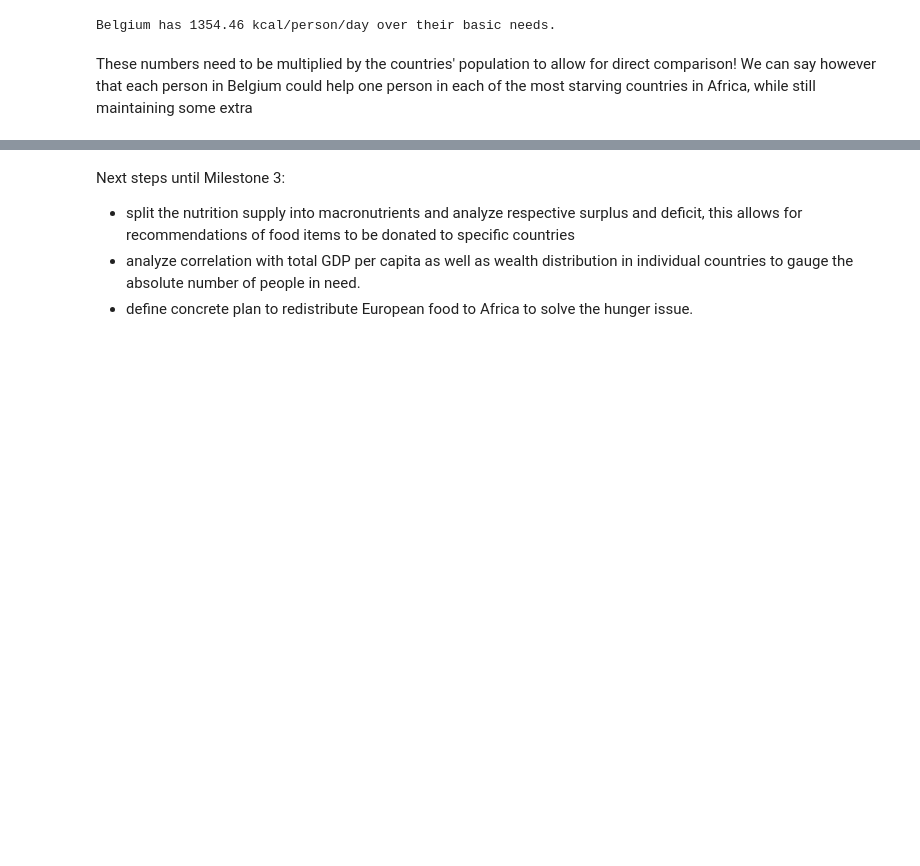
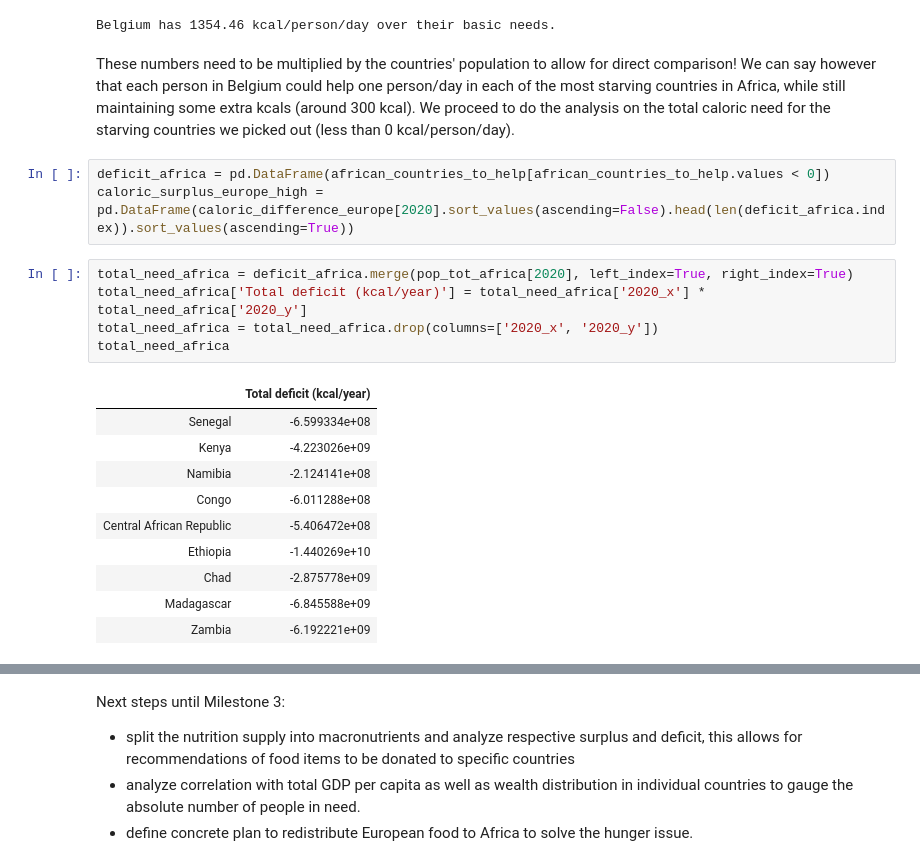
Before and after one commit to manuleo/mADAm-2019, a Jupyter notebook: project_merge.ipynb, the cells around one changed output, grey strips where cells are left out. Drawn from its saved outputs; the diff is of its cells as text; blank space fills up the shorter version.

```diff
--- a/project_merge.ipynb
+++ b/project_merge.ipynb
@@ -1037,4 +1052,23 @@ print("Belgium has {0:.2f} kcal/person/day over their basic needs.".format(calor
 # %% [output]
 Belgium has 1354.46 kcal/person/day over their basic needs.
 # %% [markdown]
-These numbers need to be multiplied by the countries' population to allow for direct comparison! We can say however that each person in Belgium could help one person in each of the most starving countries in Africa, while still maintaining some extra
+These numbers need to be multiplied by the countries' population to allow for direct comparison! We can say however that each person in Belgium could help one person/day in each of the most starving countries in Africa, while still maintaining some extra kcals (around 300 kcal). We proceed to do the analysis on the total caloric need for the starving countries we picked out (less than 0 kcal/person/day).
+# %%
+deficit_africa = pd.DataFrame(african_countries_to_help[african_countries_to_help.values < 0])
+caloric_surplus_europe_high = pd.DataFrame(caloric_difference_europe[2020].sort_values(ascending=False).head(len(deficit_africa.index)).sort_values(ascending=True))
+# %%
+total_need_africa = deficit_africa.merge(pop_tot_africa[2020], left_index=True, right_index=True)
+total_need_africa['Total deficit (kcal/year)'] = total_need_africa['2020_x'] * total_need_africa['2020_y']
+total_need_africa = total_need_africa.drop(columns=['2020_x', '2020_y'])
+total_need_africa
+# %% [output]
+|  | Total deficit (kcal/year) |
+| Senegal | -6.599334e+08 |
+| Kenya | -4.223026e+09 |
+| Namibia | -2.124141e+08 |
+| Congo | -6.011288e+08 |
+| Central African Republic | -5.406472e+08 |
+| Ethiopia | -1.440269e+10 |
+| Chad | -2.875778e+09 |
+| Madagascar | -6.845588e+09 |
+| Zambia | -6.192221e+09 |
```
Also changed, not shown: parts of 15 cells of this notebook, 36 other files.
